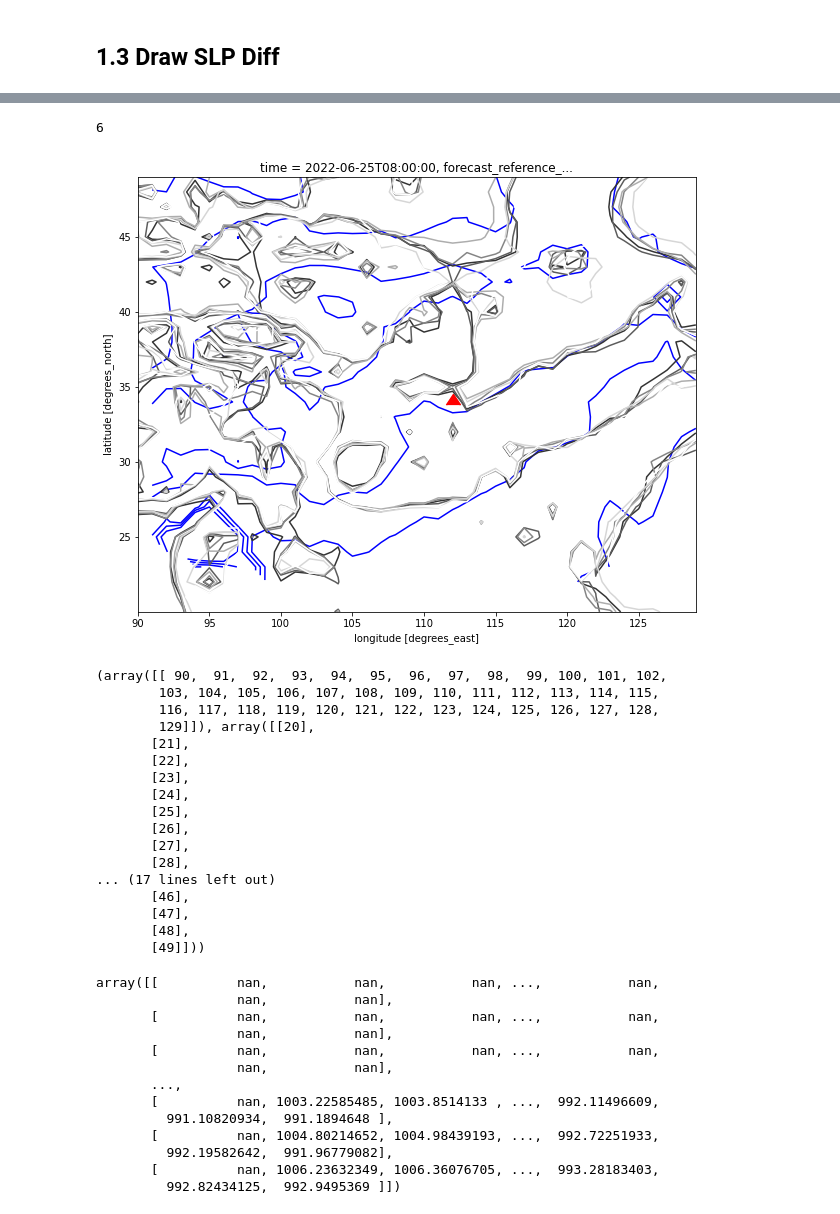
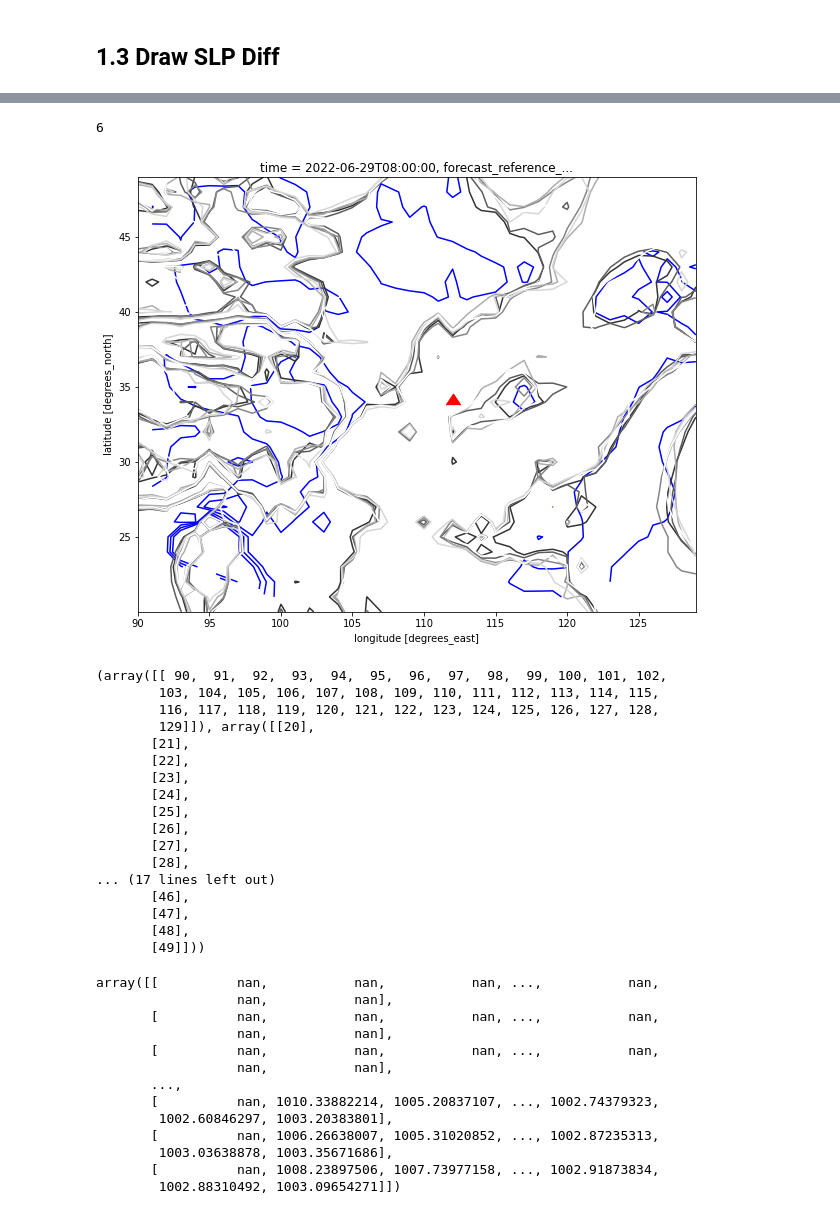
Before and after one commit to likev/weather-plot, a Jupyter notebook: SeaPressure.ipynb, the cells around one changed output, grey strips where cells are left out. Cells and saved outputs as stored; diff of their text form; code cells hidden in the pictures.

```diff
--- a/SeaPressure.ipynb
+++ b/SeaPressure.ipynb
@@ -93,6 +93,6 @@ mdfs:///SURFACE/PLOT_NATIONAL_1H/20220625130000.000
 mdfs:///SURFACE/PLOT_NATIONAL/20220625130000.000
 
 """
-plotSurface = get_station_data("SURFACE/PLOT_GLOBAL_ALL_1H", "20220625080000.000", dropna=True, cache=False)
+plotSurface = get_station_data("SURFACE/PLOT_GLOBAL_ALL_1H", "20220629080000.000", dropna=True, cache=False)
 plotSurface
 # %% [output]
@@ -158,7 +158,7 @@ fig.colorbar(cntr, ax=ax)
 # %% [markdown]
 ## 1.3 Draw SLP Diff
 # %%
-dti = pd.date_range("2022-06-24 20:00", periods=6, freq="-12H").to_series()
+dti = pd.date_range("2022-06-28 20:00", periods=6, freq="-12H").to_series()
 
 filenames = dti.dt.strftime("%y%m%d%H")
 
@@ -172,13 +172,13 @@ NCEP_GFS_HR/HGT/500/22062408.000
 
 SHANGHAI_MR/HGT/500/22062420.000
 """
-directory500 = 'ECMWF_HR/PRMSL'
+directoryPRMSL = 'ECMWF_HR/PRMSL'
 fhours = np.arange(12, 12*7, 12)
 filenames = filenames + '.' + ['%03d'%(fhour) for fhour in fhours]
 
 print(filenames)
 
-H500 = get_model_grids(directory500, filenames, varname='hgt', varattrs={'long_name':'500hPa HGT', 'units':'m'}, allExists=False, cache=False)
+HPRMSL = get_model_grids(directoryPRMSL, filenames, varname='PRMSL', varattrs={'long_name':'PRMSL', 'units':'hPa'}, allExists=False, cache=False)
 
-H500
+HPRMSL
 # %% [output]
@@ -205,22 +205,22 @@ Attributes:
 # %%
 fig, ax = plt.subplots(figsize=(10, 8))
 
 SLP_Grid = griddata((SLP.lon, SLP.lat), SLP.Sea_level_pressure, (lon[None, :], lat[:, None]), method='linear')
 cntr = ax.contour(lon, lat, SLP_Grid, levels=levels, colors = 'blue') #add_colorbar=True
 
 #fig.colorbar(cntr, ax=ax)
 ax.scatter(112, 34.5, s=200, c='red', marker=6)
 
-H500Area = H500.hgt.sel(lon=lon,lat=lat, method="nearest")
+PRMSLArea = HPRMSL.PRMSL.sel(lon=lon,lat=lat, method="nearest")
 
-print(H500Area.sizes['time'])
-for index in range(0,H500Area.sizes['time']):
+print(PRMSLArea.sizes['time'])
+for index in range(0,PRMSLArea.sizes['time']):
     colors = index/5 * (1-0.2) + 0.2
-    H500Area.isel(time=index).plot.contour(ax = ax, levels=levels, colors = str(colors) )
+    PRMSLArea.isel(time=index).plot.contour(ax = ax, levels=levels, colors = str(colors) )
     pass
 # %% [output]
 6
-[figure, old version]
+[figure, new version]
 # %%
 #learn griddata
 
@@ -254,9 +254,9 @@ array([[          nan,           nan,           nan, ...,           nan,
        [          nan,           nan,           nan, ...,           nan,
                   nan,           nan],
        ...,
-       [          nan, 1003.22585485, 1003.8514133 , ...,  992.11496609,
-         991.10820934,  991.1894648 ],
-       [          nan, 1004.80214652, 1004.98439193, ...,  992.72251933,
-         992.19582642,  991.96779082],
-       [          nan, 1006.23632349, 1006.36076705, ...,  993.28183403,
-         992.82434125,  992.9495369 ]])
+       [          nan, 1010.33882214, 1005.20837107, ..., 1002.74379323,
+        1002.60846297, 1003.20383801],
+       [          nan, 1006.26638007, 1005.31020852, ..., 1002.87235313,
+        1003.03638878, 1003.35671686],
+       [          nan, 1008.23897506, 1007.73977158, ..., 1002.91873834,
+        1002.88310492, 1003.09654271]])
```
Also changed, not shown: parts of 9 cells of this notebook, 2 other files.
